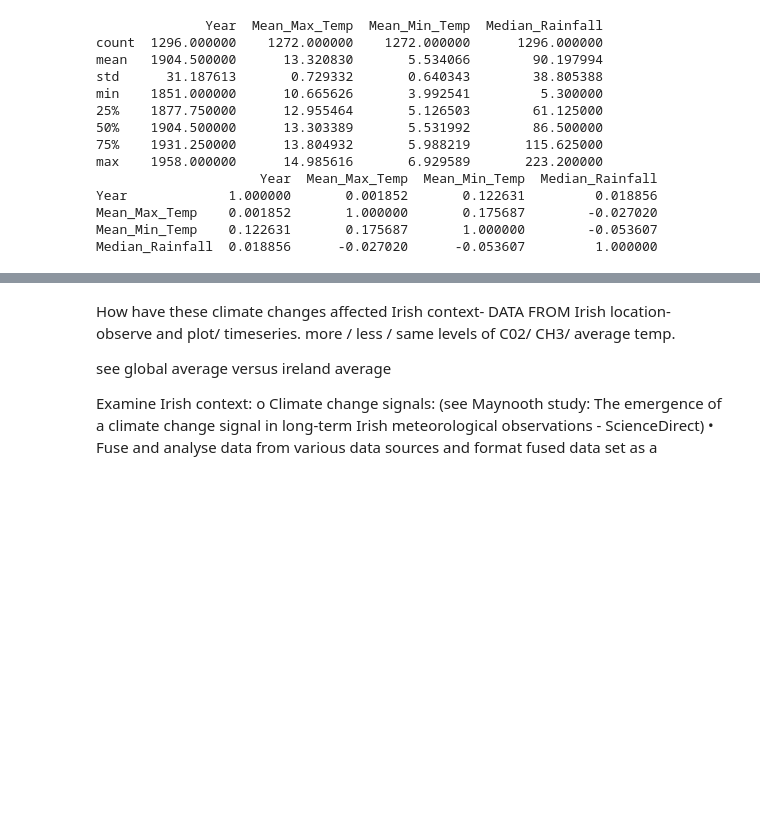
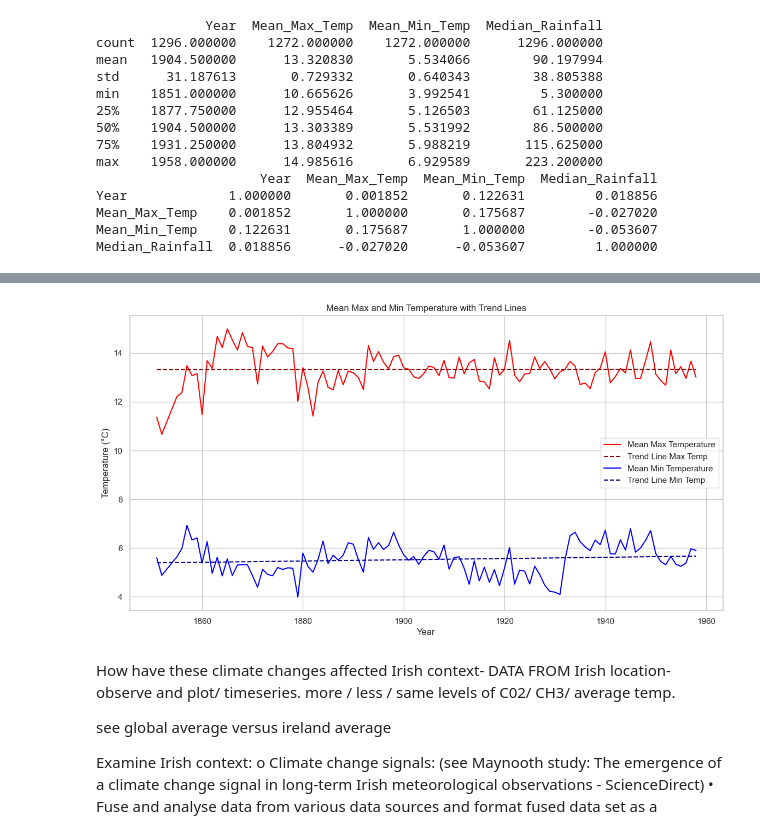
Before and after one commit to conortierney/Prog_DA_Assignment2, a Jupyter notebook: Prog_DA_Assignment2.ipynb, the cells around one changed output, grey strips where cells are left out. Saved outputs shown, nothing was run; the diff lists cells and outputs as text; code cells hidden in the pictures; blank space fills up the shorter version.

```diff
--- a/Prog_DA_Assignment2.ipynb
+++ b/Prog_DA_Assignment2.ipynb
@@ -741,3 +775,41 @@ plt.show()
+# %%
+# Drop rows with missing values in temperature columns
+Irish_Climate_data = Irish_Climate_data.dropna(subset=['Mean_Max_Temp', 'Mean_Min_Temp'])
+
+# Prepare data for Linear Regression
+X = Irish_Climate_data[['Year']].values.reshape(-1, 1)  # Reshape for sklearn
+y_max_temp = Irish_Climate_data['Mean_Max_Temp']
+y_min_temp = Irish_Climate_data['Mean_Min_Temp']
+
+# Fit linear regression model
+from sklearn.linear_model import LinearRegression
+
+model_max_temp = LinearRegression().fit(X, y_max_temp)
+model_min_temp = LinearRegression().fit(X, y_min_temp)
+
+# Predict values
+Irish_Climate_data['Trend_Max_Temp'] = model_max_temp.predict(X)
+Irish_Climate_data['Trend_Min_Temp'] = model_min_temp.predict(X)
+
+# Plot trends
+import matplotlib.pyplot as plt
+
+plt.figure(figsize=(14, 7))
+
+plt.plot(Irish_Climate_data['Year'], Irish_Climate_data['Mean_Max_Temp'], color='red', label='Mean Max Temperature')
+plt.plot(Irish_Climate_data['Year'], Irish_Climate_data['Trend_Max_Temp'], color='darkred', linestyle='--', label='Trend Line Max Temp')
+
+plt.plot(Irish_Climate_data['Year'], Irish_Climate_data['Mean_Min_Temp'], color='blue', label='Mean Min Temperature')
+plt.plot(Irish_Climate_data['Year'], Irish_Climate_data['Trend_Min_Temp'], color='darkblue', linestyle='--', label='Trend Line Min Temp')
+
+plt.xlabel('Year')
+plt.ylabel('Temperature (°C)')
+plt.title('Mean Max and Min Temperature with Trend Lines')
+plt.legend()
+plt.grid(True)
+plt.show()
+# %% [output]
+[figure, added]
 # %% [markdown]
 How have these climate changes affected Irish context- DATA FROM Irish location- observe and plot/ timeseries.
 more / less / same levels of C02/ CH3/ average temp.
```
Also changed, not shown: parts of 3 cells of this notebook.
